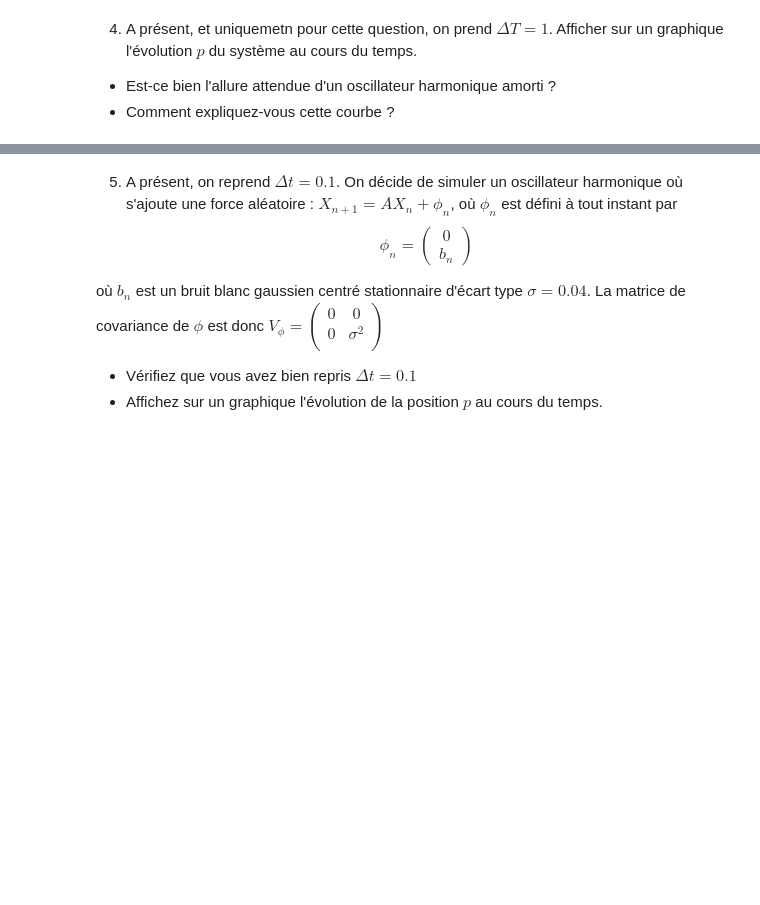
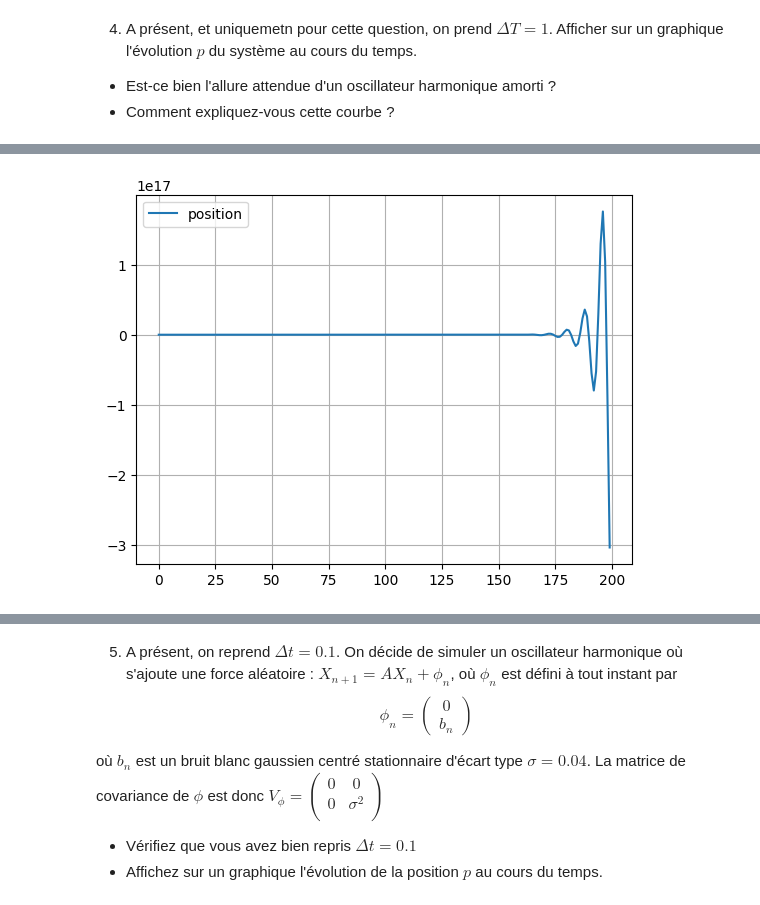
Before and after one commit to nouhalahyen/Filtration_Control_Optimal, a Jupyter notebook: TP_Kalman.ipynb, the cells around one changed output, grey strips where cells are left out. Drawn from its saved outputs; the diff is of its cells as text; code cells hidden in the pictures; blank space fills up the shorter version.

```diff
--- a/TP_Kalman.ipynb
+++ b/TP_Kalman.ipynb
@@ -66,3 +80,23 @@ et on prendra $\Delta t = 0.1$. Simuler l'évolution du système pour $N_T = 200
+# %%
+
+import numpy as np
+import matplotlib.pyplot as plt
+
+delta_t = 1
+Nt = 200
+X = np.zeros((2,Nt))
+X[:,0] = np.array([1,0])
+Ac = np.array([[0,1],[-0.8,-0.3]])
+A = np.eye(2) + Ac * delta_t
+for n in range(Nt-1):
+    X[:,n+1] = A @ X[:,n]
+
+plt.plot(X[0,:],label='position')
+plt.grid(True)
+plt.legend()
+plt.show()
+# %% [output]
+[figure, added]
 # %%
 plot_position(X)
 # %% [output]
```
Also changed, not shown: parts of 8 cells of this notebook.
